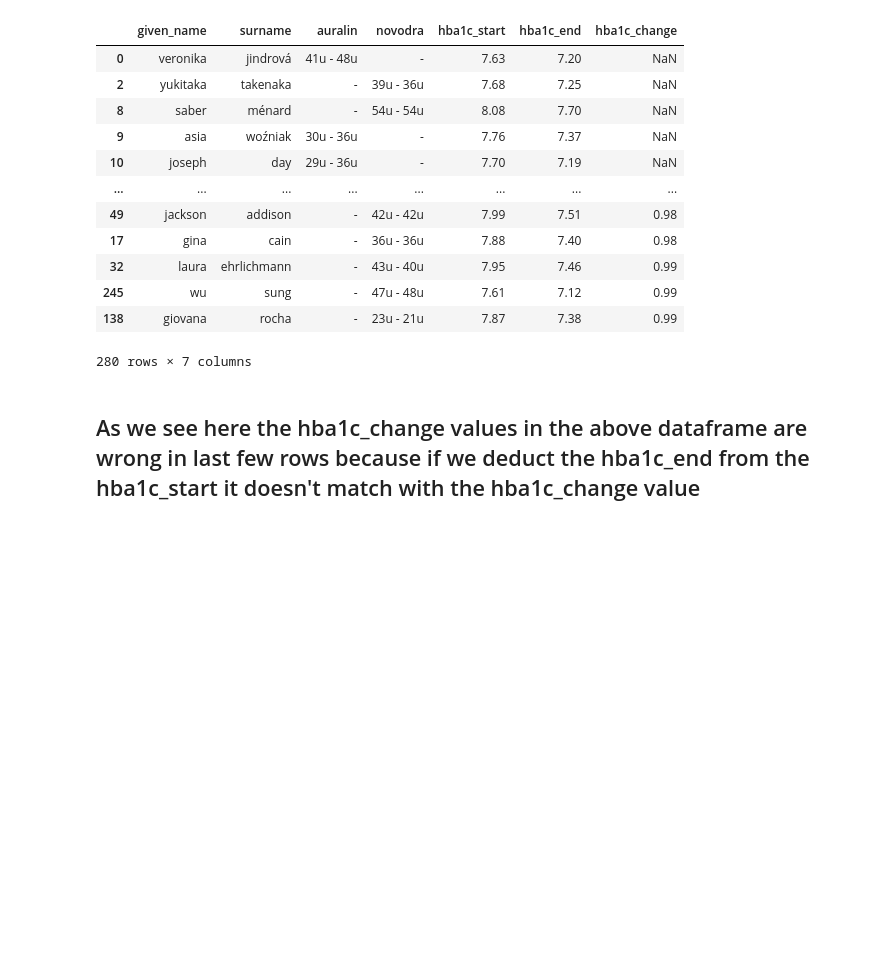
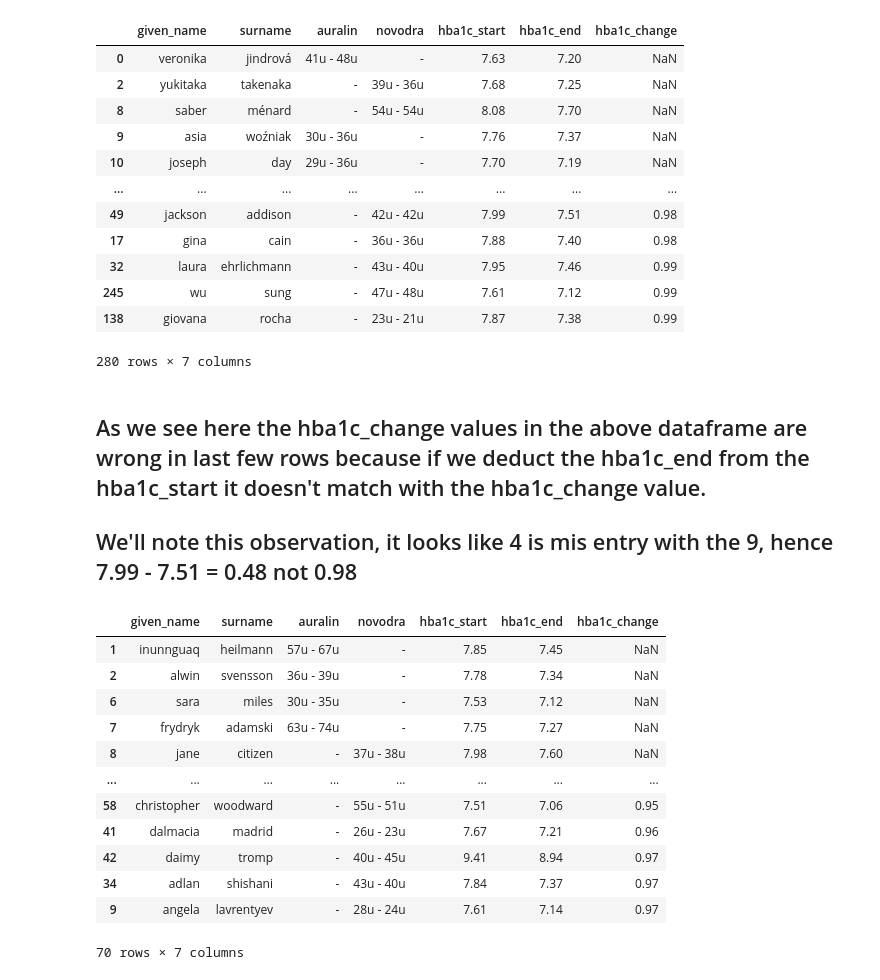
Before and after one commit to sourabhms66/data_analysis_process, a Jupyter notebook: session_28_data_accessing_and_cleaning.ipynb, the cells around one changed output. Saved outputs shown, nothing was run; the diff lists cells and outputs as text; code cells hidden in the pictures; blank space fills up the shorter version.

```diff
--- a/session_28_data_accessing_and_cleaning.ipynb
+++ b/session_28_data_accessing_and_cleaning.ipynb
@@ -614,4 +614,21 @@ treatments.sort_values('hba1c_change',na_position='first')
 | 138 | giovana | rocha | - | 23u - 21u | 7.87 | 7.38 | 0.99 |
 280 rows × 7 columns
 # %% [markdown]
-## As we see here the hba1c_change values in the above dataframe are wrong in last few rows because if we deduct the hba1c_end from the hba1c_start it doesn't match with the hba1c_change value
+## As we see here the hba1c_change values in the above dataframe are wrong in last few rows because if we deduct the hba1c_end from the hba1c_start it doesn't match with the hba1c_change value.
+## We'll note this observation, it looks like 4 is mis entry with the 9, hence 7.99 - 7.51 = 0.48 not 0.98
+# %%
+treatment_cut.sort_values('hba1c_change',na_position='first') # same problems with the treatement_cut
+# %% [output]
+|  | given_name | surname | auralin | novodra | hba1c_start | hba1c_end | hba1c_change |
+| 1 | inunnguaq | heilmann | 57u - 67u | - | 7.85 | 7.45 | NaN |
+| 2 | alwin | svensson | 36u - 39u | - | 7.78 | 7.34 | NaN |
+| 6 | sara | miles | 30u - 35u | - | 7.53 | 7.12 | NaN |
+| 7 | frydryk | adamski | 63u - 74u | - | 7.75 | 7.27 | NaN |
+| 8 | jane | citizen | - | 37u - 38u | 7.98 | 7.60 | NaN |
+| ... | ... | ... | ... | ... | ... | ... | ... |
+| 58 | christopher | woodward | - | 55u - 51u | 7.51 | 7.06 | 0.95 |
+| 41 | dalmacia | madrid | - | 26u - 23u | 7.67 | 7.21 | 0.96 |
+| 42 | daimy | tromp | - | 40u - 45u | 9.41 | 8.94 | 0.97 |
+| 34 | adlan | shishani | - | 43u - 40u | 7.84 | 7.37 | 0.97 |
+| 9 | angela | lavrentyev | - | 28u - 24u | 7.61 | 7.14 | 0.97 |
+70 rows × 7 columns
```
